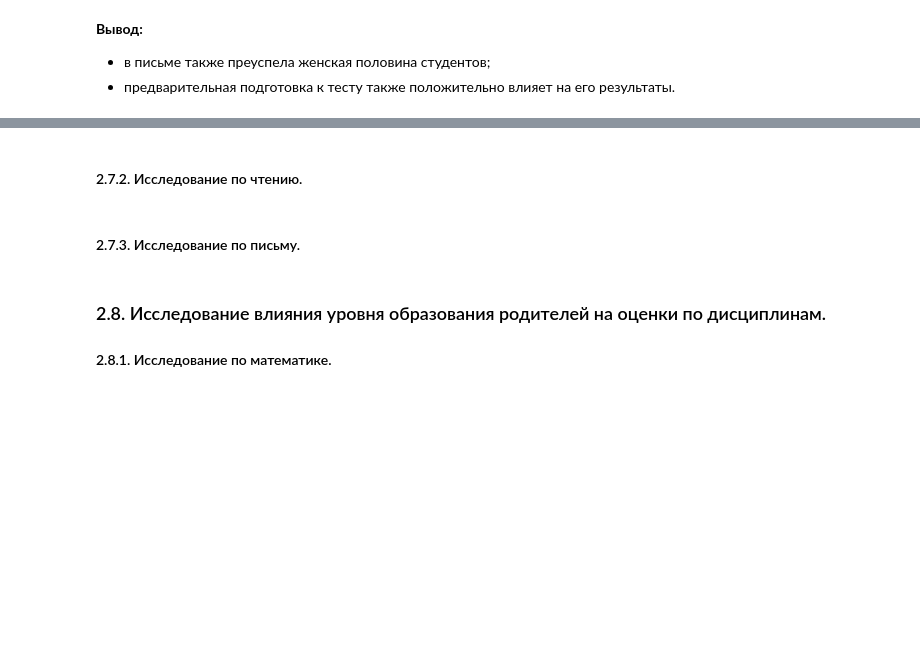
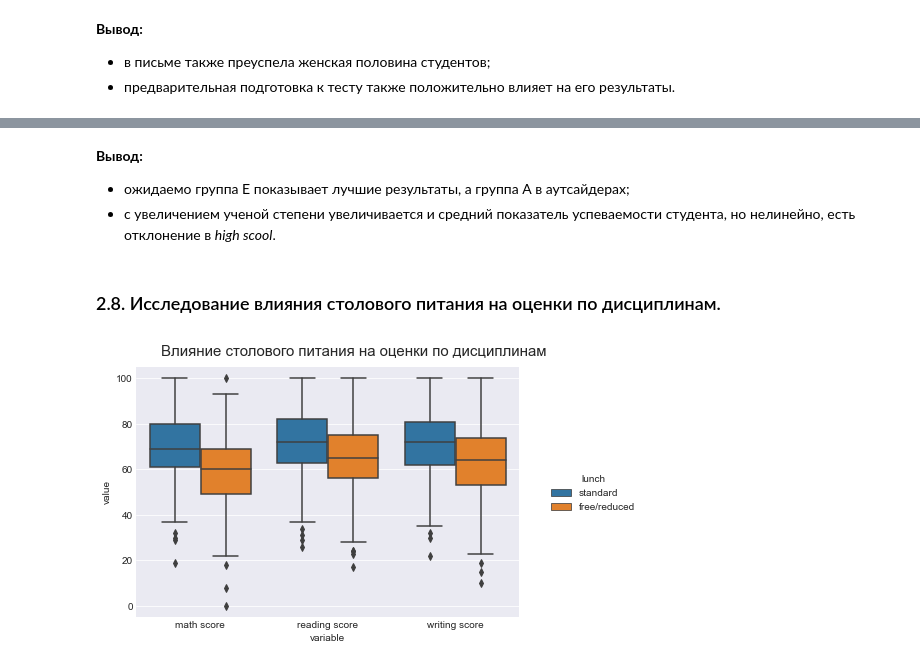
Before and after one commit to kirillshefer/student_perfomance, a Jupyter notebook: student_prefomance.ipynb, the cells around one changed output, grey strips where cells are left out. Drawn from its saved outputs; the diff is of its cells as text; code cells hidden in the pictures; blank space fills up the shorter version.

```diff
--- a/student_prefomance.ipynb
+++ b/student_prefomance.ipynb
@@ -357,7 +428,14 @@ race_parent_level_sp_df['total score'] =
+# %% [markdown]
+**Вывод:**
+- ожидаемо группа Е показывает лучшие результаты, а группа А в аутсайдерах;
+- с увеличением ученой степени увеличивается и средний показатель успеваемости студента, но нелинейно, есть отклонение в *high scool*.
 # %% [markdown]
-#### 2.7.2. Исследование по чтению. <a id="section272"></a>
+### 2.8. Исследование влияния столового питания на оценки по дисциплинам. <a id="section28"></a>
-# %% [markdown]
-#### 2.7.3. Исследование по письму. <a id="section273"></a>
-# %% [markdown]
-### 2.8. Исследование влияния уровня образования родителей на оценки по дисциплинам. <a id="section28"></a>
-#### 2.8.1. Исследование по математике. <a id="section281"></a>
+# %%
+lunch_sp_df = student_perfomance_df[['lunch', 'math score', 'reading score', 'writing score']].melt(id_vars=['lunch'])
+cp = sns.catplot('variable', 'value', hue='lunch', kind='box', data=lunch_sp_df, ax=ax)
+cp.fig.set_size_inches(8, 4)
+cp.fig.suptitle(x=0.5, y=1.05, t='Влияние столового питания на оценки по дисциплинам', size=15)
+plt.show()
+# %% [output]
+[figure, added]
```
Also changed, not shown: parts of 17 cells of this notebook.
